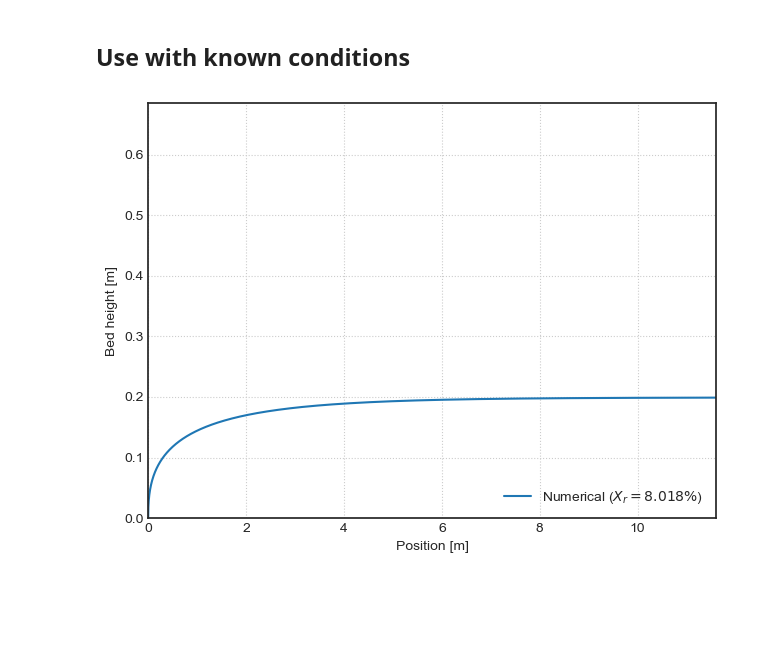
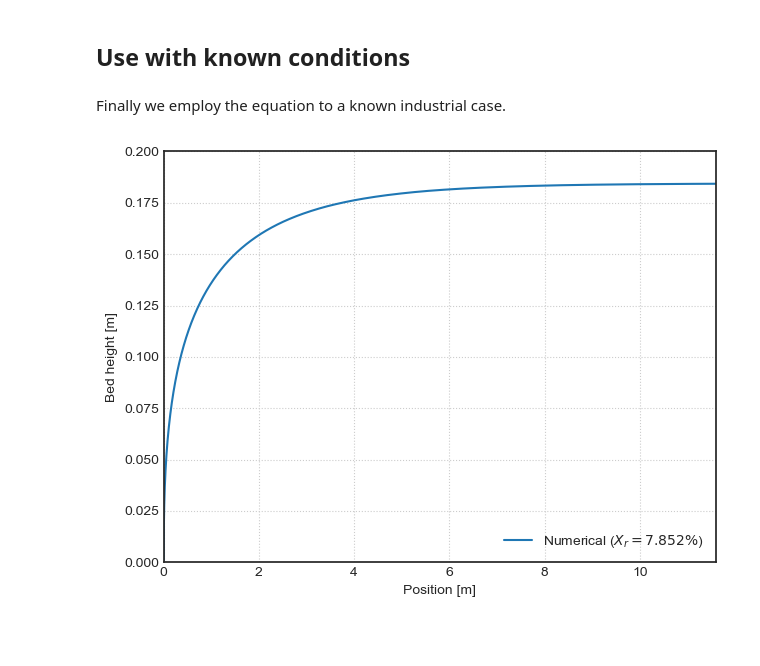
Before and after one commit to ILovewindows-oss/learning-scientific-computing, a Jupyter notebook: granular-flow/kiln/kramer/kramer_valid.ipynb, the cells around one changed output. Cells and saved outputs as stored; diff of their text form; code cells hidden in the pictures; blank space fills up the shorter version.

```diff
--- a/granular-flow/kiln/kramer/kramer_valid.ipynb
+++ b/granular-flow/kiln/kramer/kramer_valid.ipynb
@@ -186,22 +194,26 @@ with Capturing() as _:
 [figure]
 # %% [markdown]
 ## Use with known conditions
+# %% [markdown]
+Finally we employ the equation to a known industrial case.
 # %%
+crust = 3 * 0.0254
+
 L = 11.6
-D = 1.37
+D = 1.37 - crust
 alpha = 2.98
 
-beta = 46.0
-rho = 525.0
+beta = 45.0
+rho = 150.0
 
-n = 0.31 / 60
-phim = 8000 / (24 * 3600)
+n = 1.2 / 60
+phim = 7400 / (24 * 3600)
 hl = 0.001
 
 with Capturing() as out:
     simulate_case(L, D, alpha, beta, rho, n, phim, hl, n_points=3000,
-                  xlim=(0.0, L), ylim=(0.0, D/2), analytical=False)
+                  xlim=(0.0, L), ylim=(0.0, 0.2), analytical=False)
 # %% [output]
-[figure, old version]
+[figure, new version]
 # %% [markdown]
 ##
```
Also changed, not shown: parts of 4 cells of this notebook.
